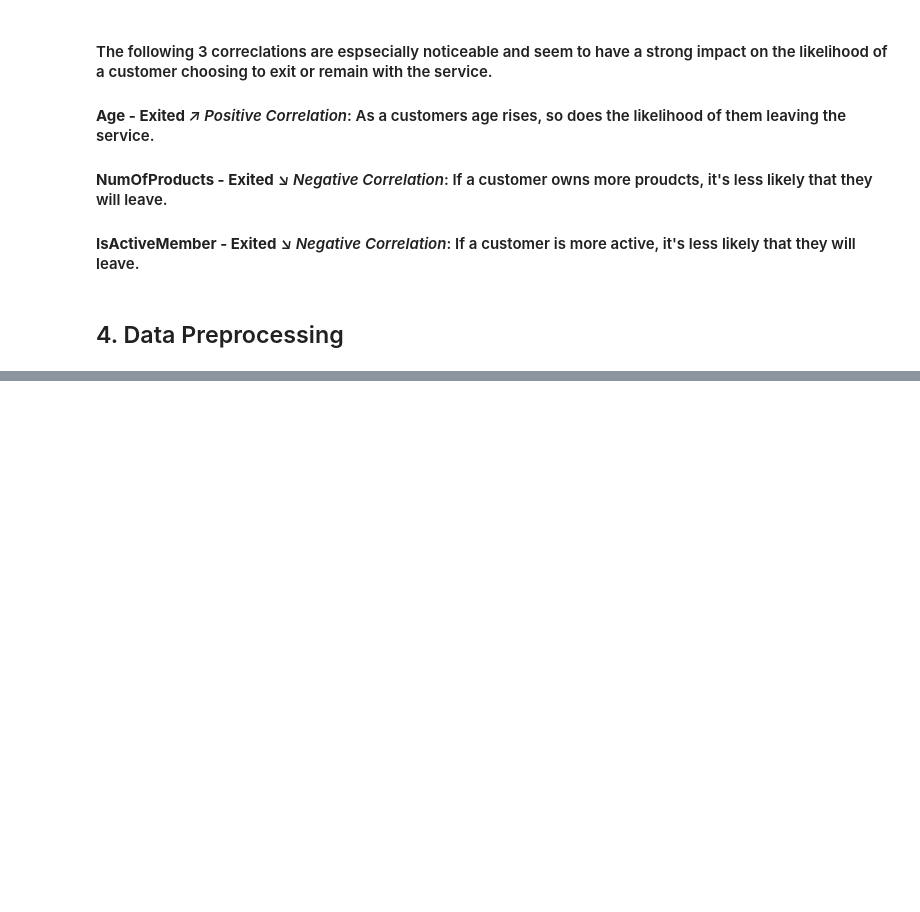
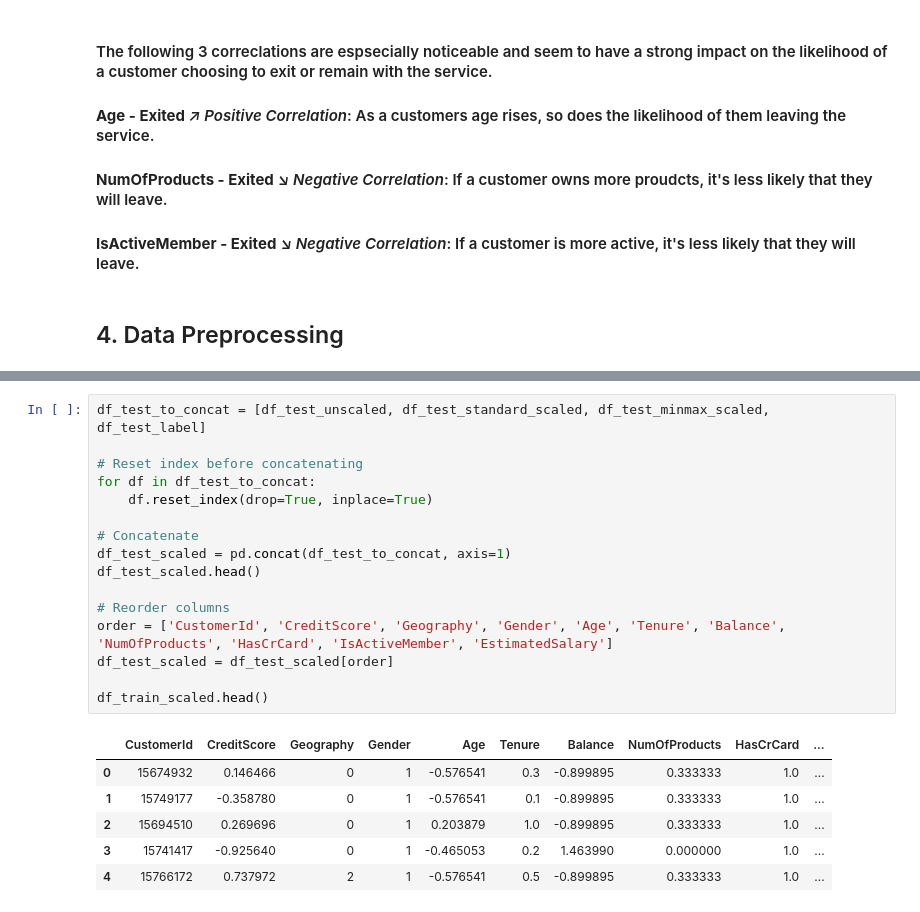
Before and after one commit to Kaaykun/Kaggle-Competition-01, a Jupyter notebook: notebooks/main.ipynb, the cells around one changed output, grey strips where cells are left out. Drawn from its saved outputs; the diff is of its cells as text; blank space fills up the shorter version.

```diff
--- a/notebooks/main.ipynb
+++ b/notebooks/main.ipynb
@@ -300,0 +465,23 @@ corr.style.background_gradient(cmap='coolwarm')
+# %%
+df_test_to_concat = [df_test_unscaled, df_test_standard_scaled, df_test_minmax_scaled, df_test_label]
+
+# Reset index before concatenating
+for df in df_test_to_concat:
+    df.reset_index(drop=True, inplace=True)
+
+# Concatenate
+df_test_scaled = pd.concat(df_test_to_concat, axis=1)
+df_test_scaled.head()
+
+# Reorder columns
+order = ['CustomerId', 'CreditScore', 'Geography', 'Gender', 'Age', 'Tenure', 'Balance', 'NumOfProducts', 'HasCrCard', 'IsActiveMember', 'EstimatedSalary']
+df_test_scaled = df_test_scaled[order]
+
+df_train_scaled.head()
+# %% [output]
+|  | CustomerId | CreditScore | Geography | Gender | Age | Tenure | Balance | NumOfProducts | HasCrCard | ... |
+| 0 | 15674932 | 0.146466 | 0 | 1 | -0.576541 | 0.3 | -0.899895 | 0.333333 | 1.0 | ... |
+| 1 | 15749177 | -0.358780 | 0 | 1 | -0.576541 | 0.1 | -0.899895 | 0.333333 | 1.0 | ... |
+| 2 | 15694510 | 0.269696 | 0 | 1 | 0.203879 | 1.0 | -0.899895 | 0.333333 | 1.0 | ... |
+| 3 | 15741417 | -0.925640 | 0 | 1 | -0.465053 | 0.2 | 1.463990 | 0.000000 | 1.0 | ... |
+| 4 | 15766172 | 0.737972 | 2 | 1 | -0.576541 | 0.5 | -0.899895 | 0.333333 | 1.0 | ... |
```
Also changed, not shown: parts of 23 cells of this notebook.
